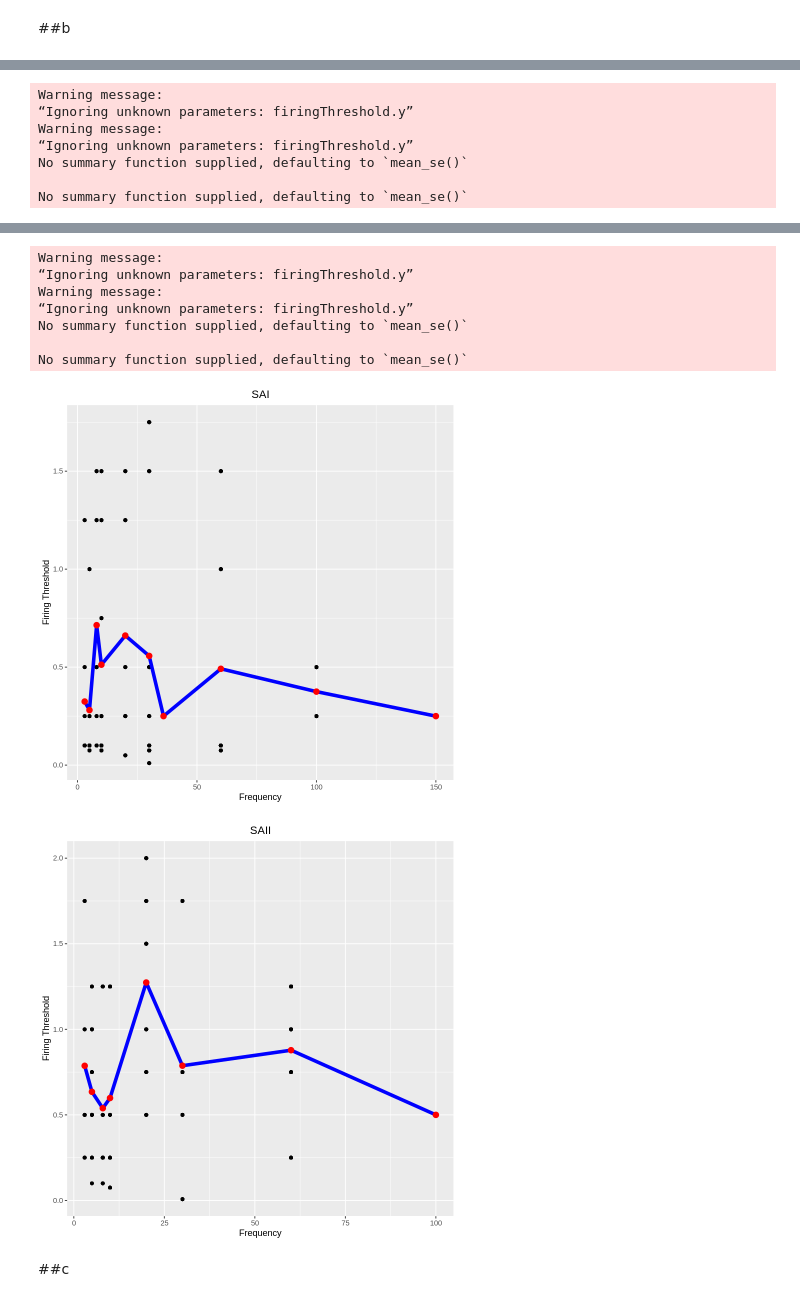
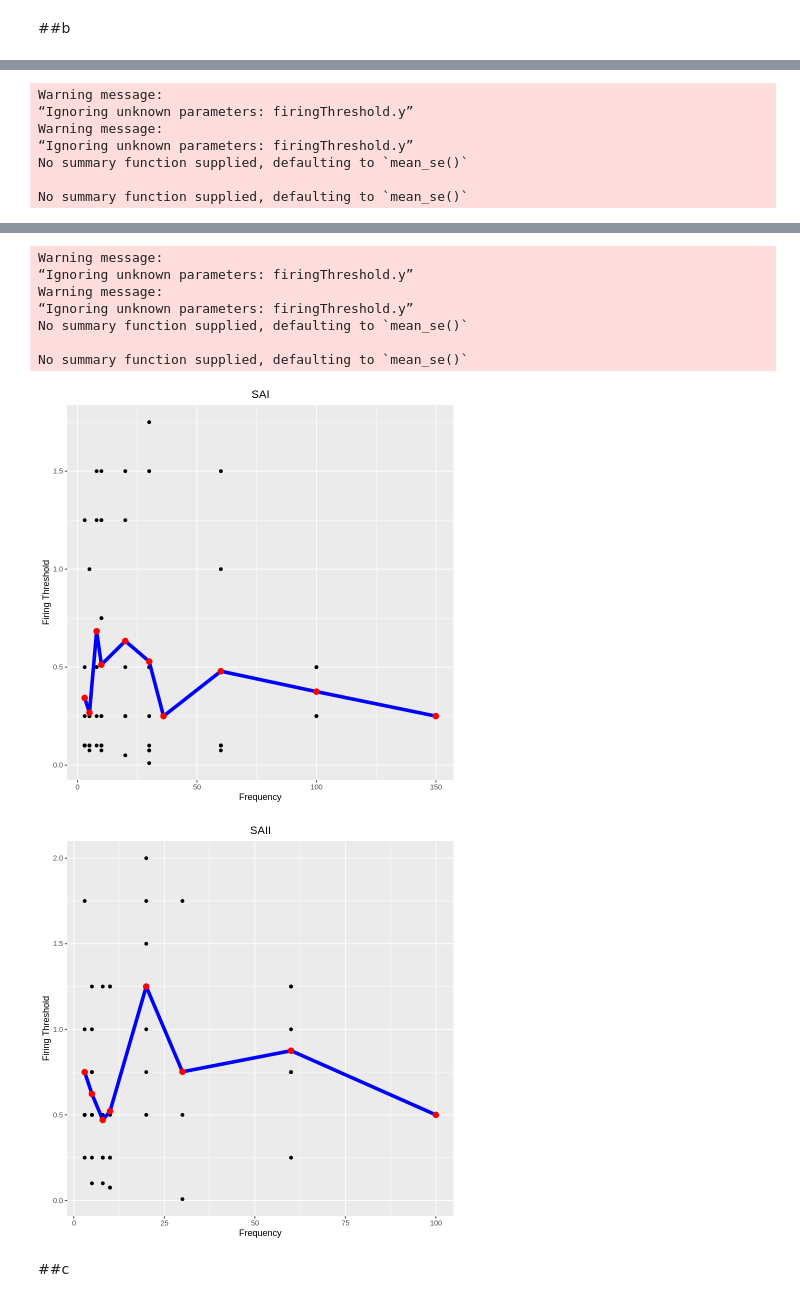
Before and after one commit to havaledar/6200, a Jupyter notebook: A2.ipynb, the cells around one changed output, grey strips where cells are left out. Drawn from its saved outputs; the diff is of its cells as text; code cells hidden in the pictures.

```diff
--- a/A2.ipynb
+++ b/A2.ipynb
@@ -218,2 +214,9 @@ ggplot(data=subset(entQ1, !is.na(entrainThreshold)), aes(afferentClass, entrainT
 # %% [markdown]
 ##b
+# %%
+firQ2 <- footJoined %>%
+  group_by(newID, afferentClass, frequency, firingThreshold) %>%
+  summarize()
+entQ2 <- footJoined %>%
+  group_by(newID, afferentClass, frequency, entrainThreshold) %>%
+  summarize()
@@ -220,25 +228,25 @@ ggplot(data=subset(entQ1, !is.na(entrainThreshold)), aes(afferentClass, entrainT
 # %%
 #todo: plot points with different shaps to compare with the overal trend
 
-footJoined %>%
+firQ2 %>%
 filter(afferentClass=="FAI") %>%
 ggplot(aes(frequency, firingThreshold)) + geom_point() + ggtitle("FAI")+ xlab("Frequency") + ylab("Firing Threshold") +theme(plot.title = element_text(hjust = 0.5))+
 stat_summary(firingThreshold.y=mean,geom="line", color="blue",lwd=2,aes(group=1))+
 stat_summary(firingThreshold.y=mean, aes(group=1), geom="point", colour="red", size=3)
 
-footJoined %>%
+firQ2 %>%
 filter(afferentClass=="FAII") %>%
 ggplot(aes(frequency, firingThreshold)) + geom_point() + ggtitle("FAII")+ xlab("Frequency") + ylab("Firing Threshold") +theme(plot.title = element_text(hjust = 0.5))+
 stat_summary(firingThreshold.y=mean,geom="line", color="blue",lwd=2,aes(group=1))+
 stat_summary(firingThreshold.y=mean, aes(group=1), geom="point", colour="red", size=3)
 
-footJoined %>%
+firQ2 %>%
 filter(afferentClass=="SAI") %>%
 ggplot(aes(frequency, firingThreshold)) + geom_point() + ggtitle("SAI")+ xlab("Frequency") + ylab("Firing Threshold") +theme(plot.title = element_text(hjust = 0.5))+
 stat_summary(firingThreshold.y=mean,geom="line", color="blue",lwd=2,aes(group=1))+
 stat_summary(firingThreshold.y=mean, aes(group=1), geom="point", colour="red", size=3)
 
-footJoined %>%
+firQ2 %>%
 filter(afferentClass=="SAII") %>%
 ggplot(aes(frequency, firingThreshold)) + geom_point() + ggtitle("SAII")+ xlab("Frequency") + ylab("Firing Threshold") +theme(plot.title = element_text(hjust = 0.5))+
 stat_summary(firingThreshold.y=mean,geom="line", color="blue",lwd=2,aes(group=1))+
@@ -271,12 +279,12 @@ No summary function supplied, defaulting to `mean_se()`
 Warning message:
 “Ignoring unknown parameters: firingThreshold.y”
 Warning message:
 “Ignoring unknown parameters: firingThreshold.y”
 No summary function supplied, defaulting to `mean_se()`
 
 No summary function supplied, defaulting to `mean_se()`
-[figure, old version]
+[figure, new version]
-[figure, old version]
+[figure, new version]
 # %% [markdown]
 ##c
 # %%
```
Also changed, not shown: parts of 3 cells of this notebook.
